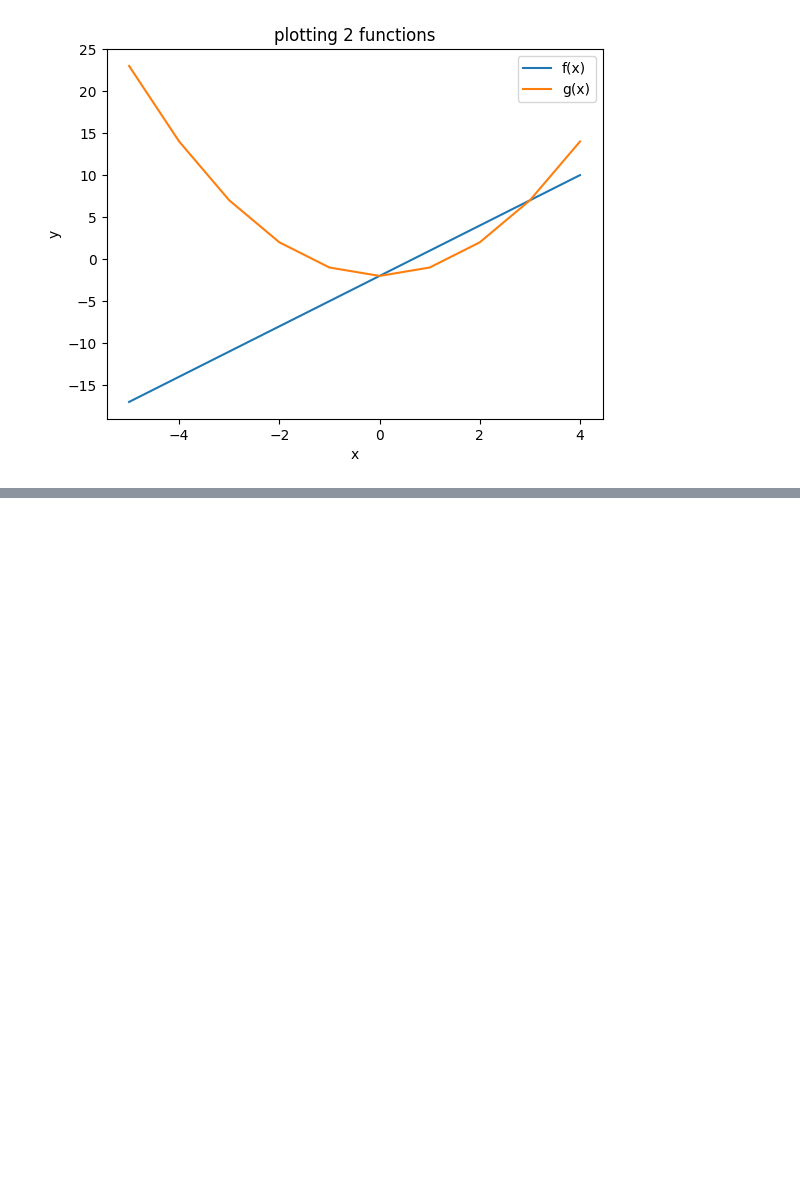
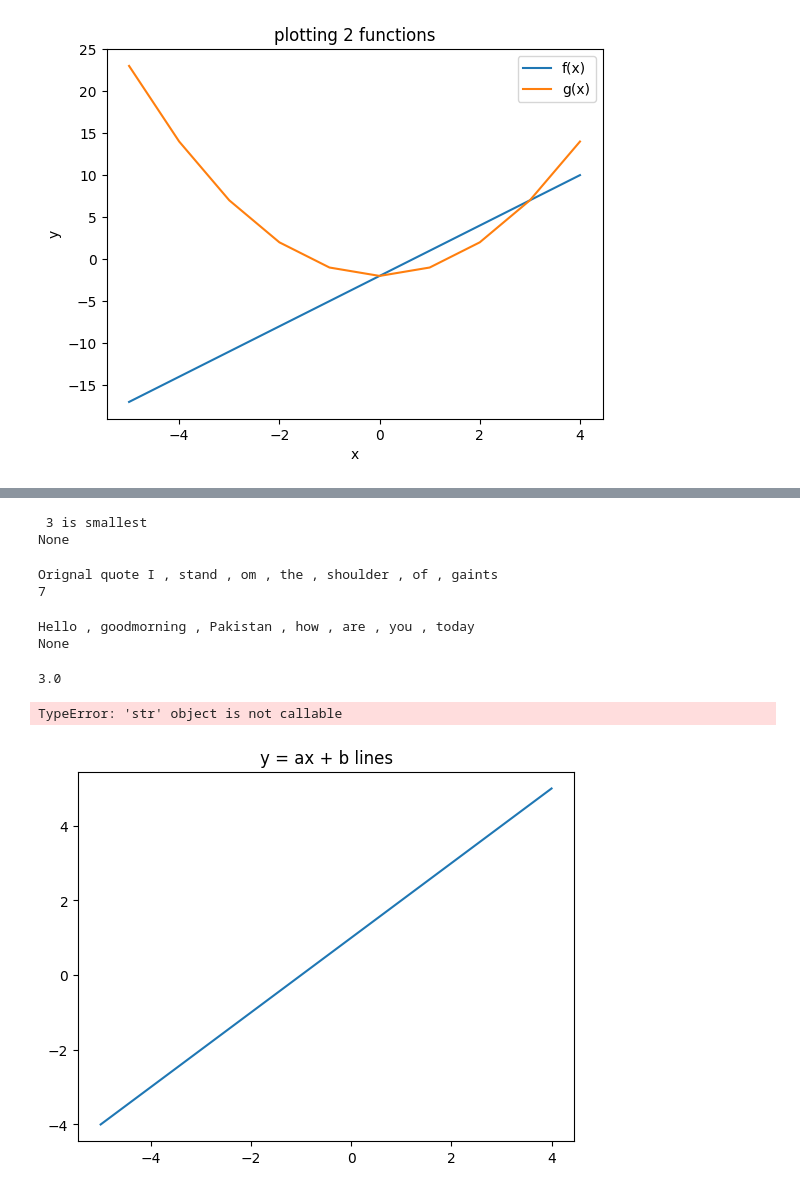
Before and after one commit to mosendamnit/Python-Muhsin-Ahmad-OPA23, a Jupyter notebook: practice_code/just_practicing.ipynb, the cells around one changed output, grey strips where cells are left out. Cells and saved outputs as stored; diff of their text form; code cells hidden in the pictures; blank space fills up the shorter version.

```diff
--- a/practice_code/just_practicing.ipynb
+++ b/practice_code/just_practicing.ipynb
@@ -356,0 +577,73 @@ print(pichu_raw_file)
+# %%
+def smallest(num1, num2):
+    if num1 < num2:
+        print(f" {num1} is smallest")
+
+    else:
+        print(f"{num2} is smallest")
+
+print(smallest(3,6))
+# %% [output]
+ 3 is smallest
+None
+# %%
+def count_words(text):
+    words= text.split()
+    joined_text = " , " . join(words)
+    print(f"Orignal quote {joined_text}")
+
+    return len(words)
+
+
+
+quote = "I stand om the shoulder of gaints"
+print(count_words(text= quote))
+# %% [output]
+Orignal quote I , stand , om , the , shoulder , of , gaints
+7
+# %%
+def count_words(text):
+
+
+
+
+    words = quote.split()
+
+    join_txt = " , ".join(words)
+    print(join_txt)
+
+quote = "Hello goodmorning Pakistan how are you today"
+print(count_words(text=quote))
+# %% [output]
+Hello , goodmorning , Pakistan , how , are , you , today
+None
+# %%
+def mean_of_all(*args):
+    sum = 0
+    for arg in args:
+        sum += arg
+    return sum/len(args)
+
+print(mean_of_all(1,2,3,4,5))
+# %% [output]
+3.0
+# %%
+import matplotlib.pyplot as plt
+
+x = list(range(-5, 5))
+
+# y = ax + b
+def draw_line ( x, a=1 , b = 1):
+    y = [a*x_ + b for x_ in x ]
+
+    plt.plot(x,y)
+    plt.title("y = ax + b lines")
+    plt.xlabel("x")
+    plt.ylabel("y")
+    plt.show()
+
+draw_line(x)
+draw_line(x , a=1 , b=1)
+# %% [output]
+TypeError: 'str' object is not callable
+[figure, added]
```
Also changed, not shown: parts of 11 cells of this notebook.
